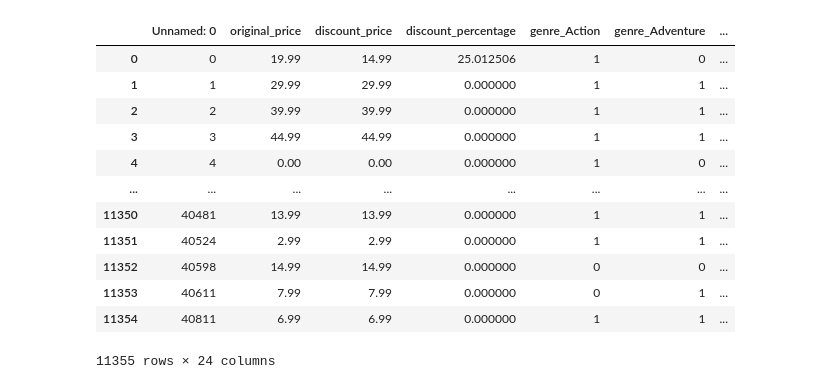
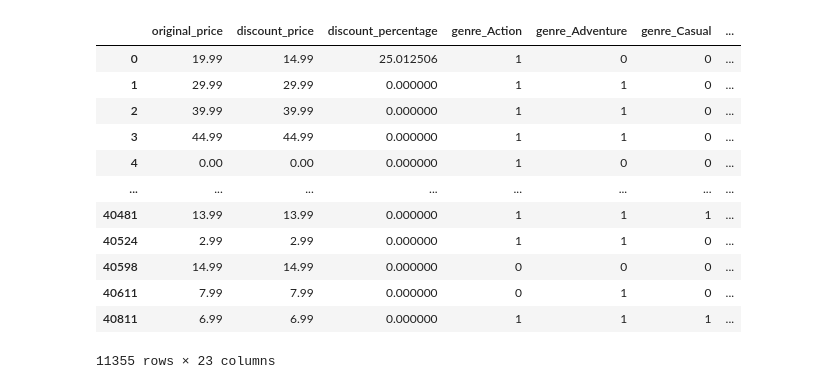
Before and after one commit to Pante/SC1015-Project, a Jupyter notebook: Machine Learning.ipynb, the cells around one changed output. Cells and saved outputs as stored; diff of their text form; code cells hidden in the pictures.

```diff
--- a/Machine Learning.ipynb
+++ b/Machine Learning.ipynb
@@ -9,19 +9,19 @@ import math as math
 sb.set()
 plt.style.use('fivethirtyeight')
 # %%
-games = pd.read_csv('games-train.csv')
+games = pd.read_csv('games-train.csv', index_col= 0)
 games
 # %% [output]
-|  | Unnamed: 0 | original_price | discount_price | discount_percentage | genre_Action | genre_Adventure | ... |
-| 0 | 0 | 19.99 | 14.99 | 25.012506 | 1 | 0 | ... |
-| 1 | 1 | 29.99 | 29.99 | 0.000000 | 1 | 1 | ... |
-| 2 | 2 | 39.99 | 39.99 | 0.000000 | 1 | 1 | ... |
-| 3 | 3 | 44.99 | 44.99 | 0.000000 | 1 | 1 | ... |
-| 4 | 4 | 0.00 | 0.00 | 0.000000 | 1 | 0 | ... |
+|  | original_price | discount_price | discount_percentage | genre_Action | genre_Adventure | genre_Casual | ... |
+| 0 | 19.99 | 14.99 | 25.012506 | 1 | 0 | 0 | ... |
+| 1 | 29.99 | 29.99 | 0.000000 | 1 | 1 | 0 | ... |
+| 2 | 39.99 | 39.99 | 0.000000 | 1 | 1 | 0 | ... |
+| 3 | 44.99 | 44.99 | 0.000000 | 1 | 1 | 0 | ... |
+| 4 | 0.00 | 0.00 | 0.000000 | 1 | 0 | 0 | ... |
 | ... | ... | ... | ... | ... | ... | ... | ... |
-| 11350 | 40481 | 13.99 | 13.99 | 0.000000 | 1 | 1 | ... |
-| 11351 | 40524 | 2.99 | 2.99 | 0.000000 | 1 | 1 | ... |
-| 11352 | 40598 | 14.99 | 14.99 | 0.000000 | 0 | 0 | ... |
-| 11353 | 40611 | 7.99 | 7.99 | 0.000000 | 0 | 1 | ... |
-| 11354 | 40811 | 6.99 | 6.99 | 0.000000 | 1 | 1 | ... |
+| 40481 | 13.99 | 13.99 | 0.000000 | 1 | 1 | 1 | ... |
+| 40524 | 2.99 | 2.99 | 0.000000 | 1 | 1 | 0 | ... |
+| 40598 | 14.99 | 14.99 | 0.000000 | 0 | 0 | 0 | ... |
+| 40611 | 7.99 | 7.99 | 0.000000 | 0 | 1 | 0 | ... |
+| 40811 | 6.99 | 6.99 | 0.000000 | 1 | 1 | 1 | ... |
-11355 rows × 24 columns
+11355 rows × 23 columns
```
Also changed, not shown: parts of 13 cells of this notebook.
